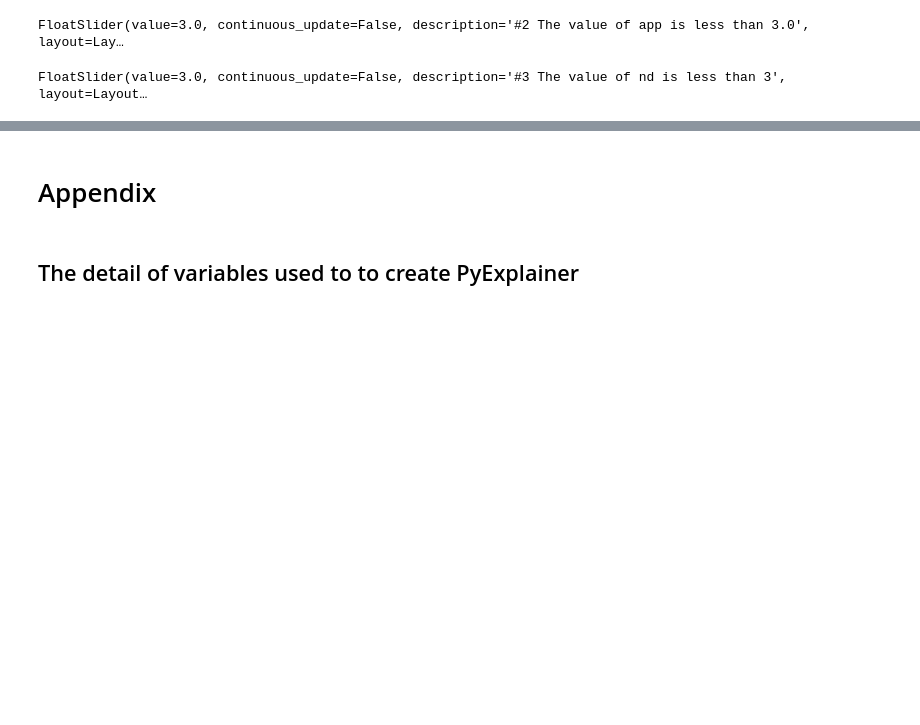
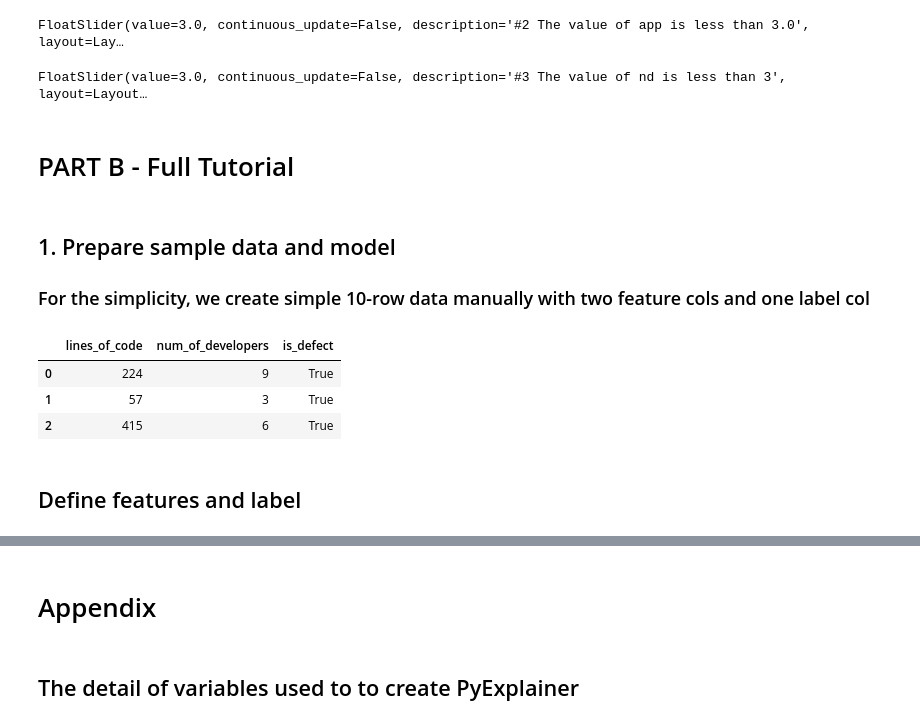
Before and after one commit to awsm-research/PyExplainer, a Jupyter notebook: TUTORIAL.ipynb, the cells around one changed output, grey strips where cells are left out. Saved outputs shown, nothing was run; the diff lists cells and outputs as text; code cells hidden in the pictures; blank space fills up the shorter version.

```diff
--- a/TUTORIAL.ipynb
+++ b/TUTORIAL.ipynb
@@ -41,3 +43,25 @@ py_explainer.visualise(created_rule_obj)
 FloatSlider(value=0.74, continuous_update=False, description='#1 The value of ent is more than 0.74', layout=L…
 FloatSlider(value=3.0, continuous_update=False, description='#2 The value of app is less than 3.0', layout=Lay…
 FloatSlider(value=3.0, continuous_update=False, description='#3 The value of nd is less than 3', layout=Layout…
+# %% [markdown]
+# PART B - Full Tutorial
+# %% [markdown]
+## 1. Prepare sample data and model
+### For the simplicity, we create simple 10-row data manually with two feature cols and one label col
+# %%
+import pandas as pd
+import numpy as np
+
+lines_of_code = np.random.randint(500, size=10)
+num_of_developers = np.random.randint(10, size=10)
+labels = [True, True, True, True, True, False, False, True, True, False]
+data = {'lines_of_code': lines_of_code, 'num_of_developers': num_of_developers, 'is_defect': labels}
+df = pd.DataFrame(data=data)
+df.head(3)
+# %% [output]
+|  | lines_of_code | num_of_developers | is_defect |
+| 0 | 224 | 9 | True |
+| 1 | 57 | 3 | True |
+| 2 | 415 | 6 | True |
+# %% [markdown]
+## Define features and label
```
Also changed, not shown: parts of 21 cells of this notebook, 7 other files.
